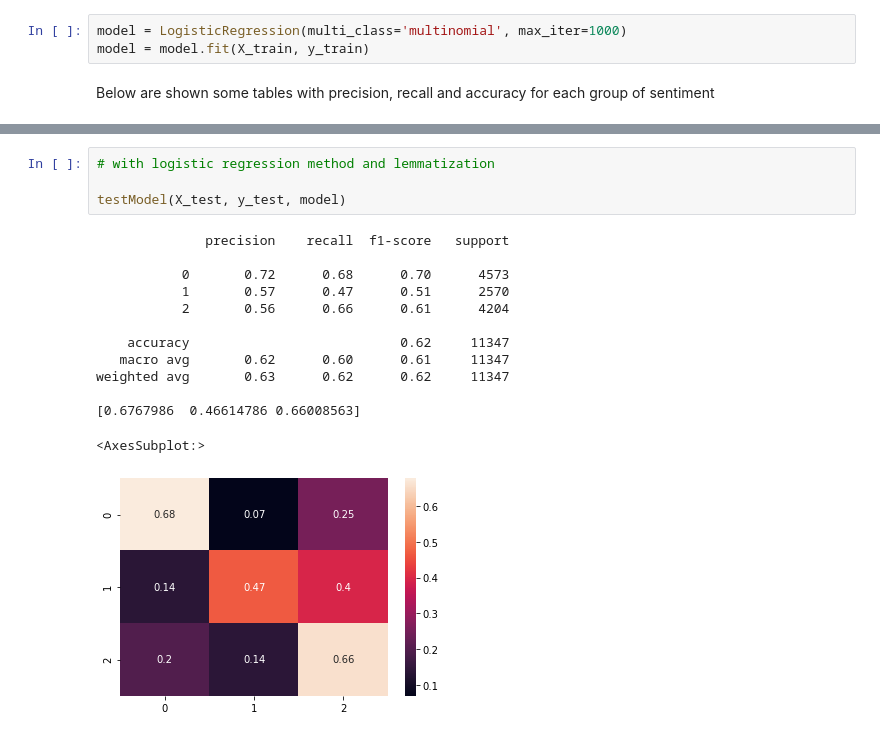
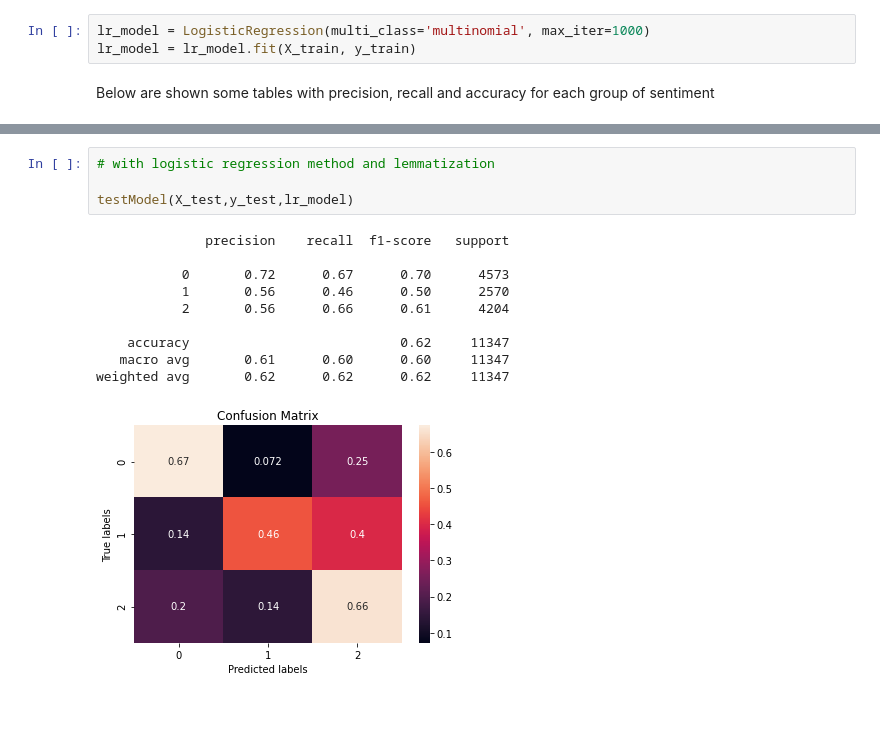
Before and after one commit to alesspalma/FDSProject, a Jupyter notebook: project.ipynb, the cells around one changed output, grey strips where cells are left out. Drawn from its saved outputs; the diff is of its cells as text; blank space fills up the shorter version.

```diff
--- a/project.ipynb
+++ b/project.ipynb
@@ -1092,8 +1082,8 @@ weighted avg       0.60      0.60      0.60     11347
 # %% [markdown]
 ## Logistic regression
 # %%
-model = LogisticRegression(multi_class='multinomial', max_iter=1000)
-model = model.fit(X_train, y_train)
+lr_model = LogisticRegression(multi_class='multinomial', max_iter=1000)
+lr_model = lr_model.fit(X_train, y_train)
 # %% [markdown]
 Below are shown some tables with precision, recall and accuracy for each group of sentiment
 # %%
@@ -1153,18 +1134,15 @@ weighted avg       0.62      0.61      0.61     11347
 # %%
 # with logistic regression method and lemmatization
 
-testModel(X_test, y_test, model)
+testModel(X_test,y_test,lr_model)
 # %% [output]
               precision    recall  f1-score   support
 
-           0       0.72      0.68      0.70      4573
-           1       0.57      0.47      0.51      2570
+           0       0.72      0.67      0.70      4573
+           1       0.56      0.46      0.50      2570
            2       0.56      0.66      0.61      4204
 
     accuracy                           0.62     11347
-   macro avg       0.62      0.60      0.61     11347
-weighted avg       0.63      0.62      0.62     11347
-
-[0.6767986  0.46614786 0.66008563]
+   macro avg       0.61      0.60      0.60     11347
+weighted avg       0.62      0.62      0.62     11347
-<AxesSubplot:>
-[figure, old version]
+[figure, new version]
```
Also changed, not shown: parts of 8 cells of this notebook, 5 other files.
